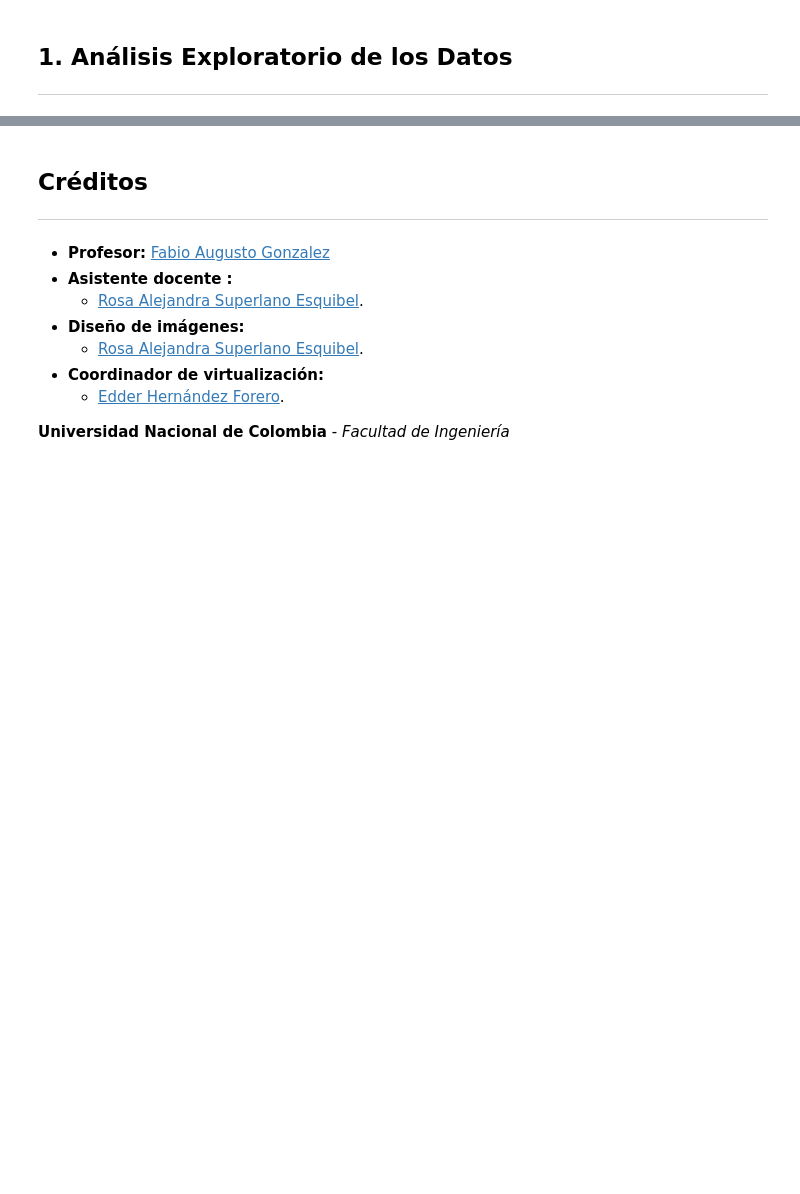
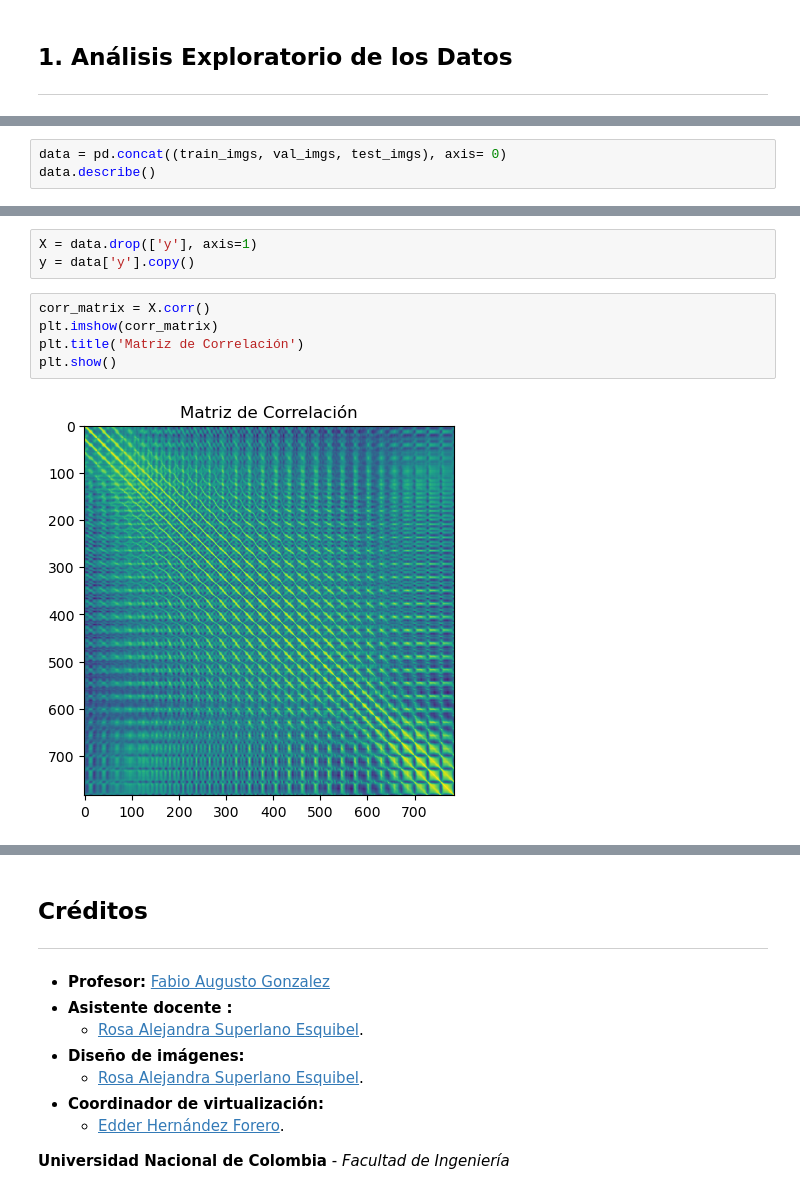
Before and after one commit to MLDS-UN-ProjectTeam/MLDS2, a Jupyter notebook: Entrega2.ipynb, the cells around one changed output, grey strips where cells are left out. Drawn from its saved outputs; the diff is of its cells as text; blank space fills up the shorter version.

```diff
--- a/Entrega2.ipynb
+++ b/Entrega2.ipynb
@@ -46,0 +138,3 @@
+# %%
+data = pd.concat((train_imgs, val_imgs, test_imgs), axis= 0)
+data.describe()
@@ -59,0 +169,10 @@
+# %%
+X = data.drop(['y'], axis=1)
+y = data['y'].copy()
+# %%
+corr_matrix = X.corr()
+plt.imshow(corr_matrix)
+plt.title('Matriz de Correlación')
+plt.show()
+# %% [output]
+[figure, added]
```
Also changed, not shown: parts of 17 cells of this notebook, 1 other file.
